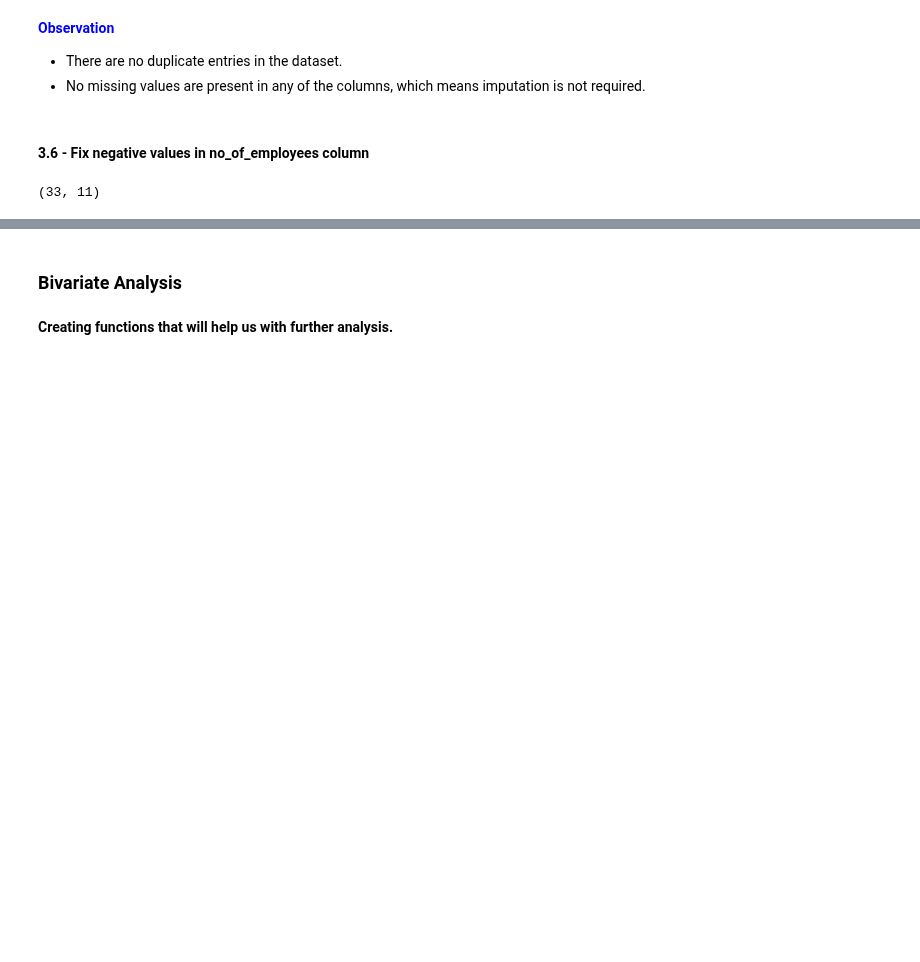
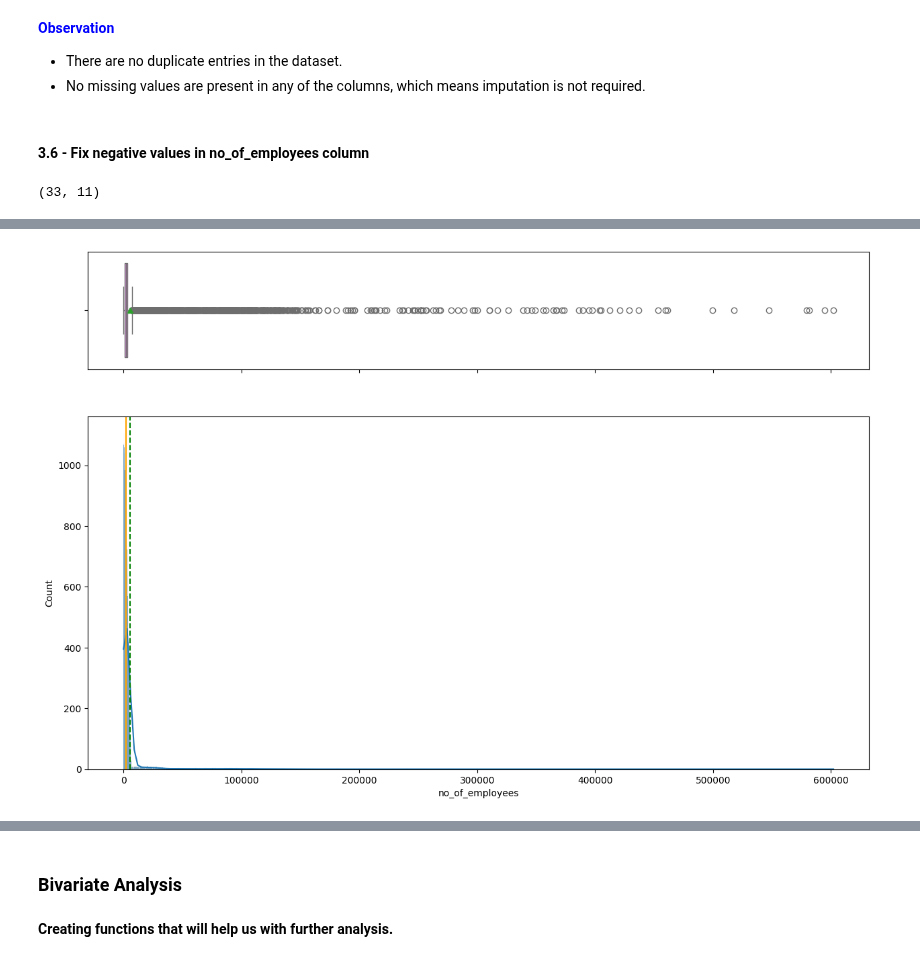
Before and after one commit to RashmiJK/PGP-AIML-EasyVisa-AML, a Jupyter notebook: easyvisa_modeling.ipynb, the cells around one changed output, grey strips where cells are left out. Drawn from its saved outputs; the diff is of its cells as text; code cells hidden in the pictures; blank space fills up the shorter version.

```diff
--- a/easyvisa_modeling.ipynb
+++ b/easyvisa_modeling.ipynb
@@ -279,31 +368,0 @@ data["no_of_employees"] = data["no_of_employees"].abs()
-# %%
-def histogram_boxplot(data, feature, figsize=(15, 10), kde=False, bins=None):
-    """
-    Boxplot and histogram combined
-
-    data: dataframe
-    feature: dataframe column
-    figsize: size of figure (default (15,10))
-    kde: whether to show the density curve (default False)
-    bins: number of bins for histogram (default None)
-    """
-    f2, (ax_box2, ax_hist2) = plt.subplots(
-        nrows=2,  # Number of rows of the subplot grid= 2
-        sharex=True,  # x-axis will be shared among all subplots
-        gridspec_kw={"height_ratios": (0.25, 0.75)},
-        figsize=figsize,
-    )  # creating the 2 subplots
-    sns.boxplot(
-        data=data, x=feature, ax=ax_box2, showmeans=True, color="violet"
-    )  # boxplot will be created and a triangle will indicate the mean value of the column
-    sns.histplot(
-        data=data, x=feature, kde=kde, ax=ax_hist2, bins=bins
-    ) if bins else sns.histplot(
-        data=data, x=feature, kde=kde, ax=ax_hist2
-    )  # For histogram
-    ax_hist2.axvline(
-        data[feature].mean(), color="green", linestyle="--"
-    )  # Add mean to the histogram
-    ax_hist2.axvline(
-        data[feature].median(), color="black", linestyle="-"
-    )  # Add median to the histogram
@@ -372,0 +431,4 @@ labeled_barplot('_____') ## Complete the code to create labeled_barplot for job
+# %%
+histogram_boxplot(data, "no_of_employees", kde=True, bins=None)
+# %% [output]
+[figure, added]
```
Also changed, not shown: parts of 35 cells of this notebook.
